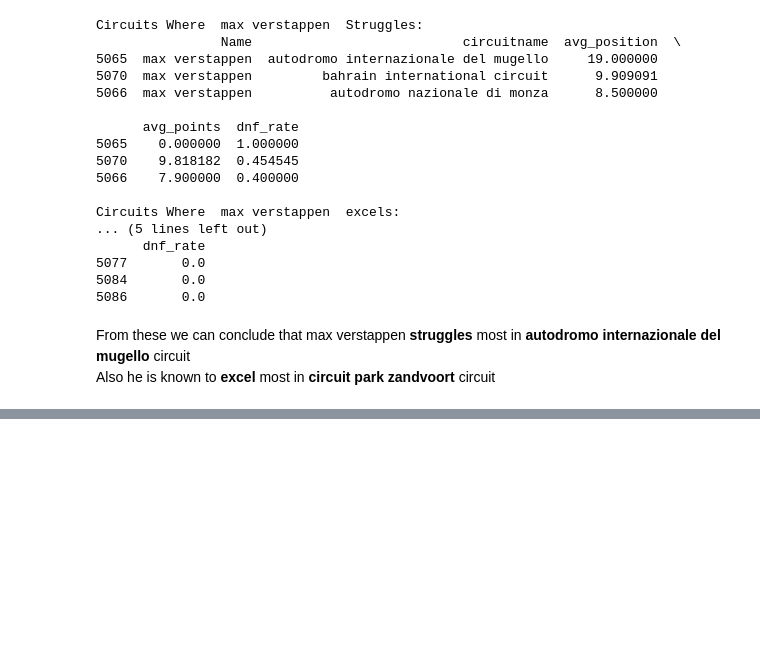
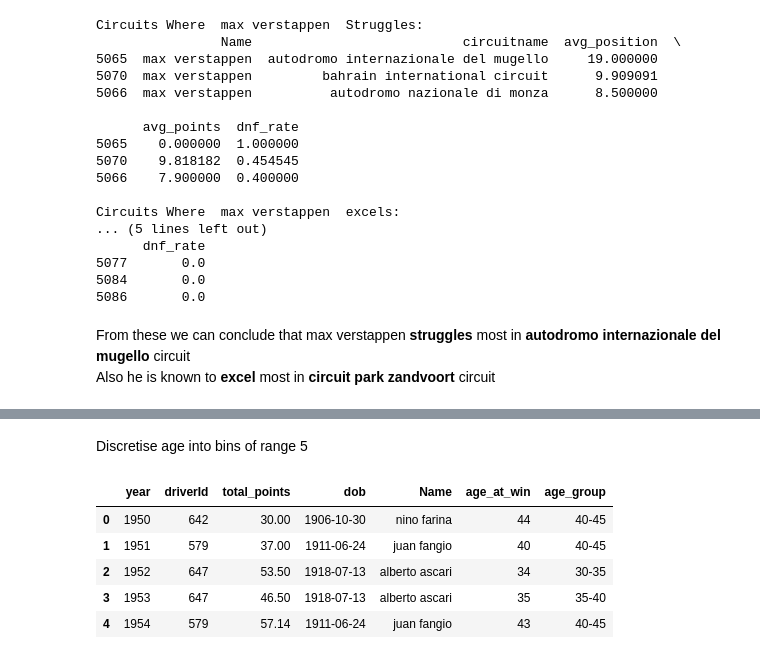
Before and after one commit to LalithKishore-S/DPL_2025, a Jupyter notebook: Analysis_questions13-15.ipynb, the cells around one changed output, grey strips where cells are left out. Cells and saved outputs as stored; diff of their text form; code cells hidden in the pictures; blank space fills up the shorter version.

```diff
--- a/Analysis_questions13-15.ipynb
+++ b/Analysis_questions13-15.ipynb
@@ -88,0 +124,14 @@ Also he is known to <b>excel</b> most  in <b> circuit park zandvoort </b> circui
+# %% [markdown]
+Discretise age into bins of range 5
+# %%
+bins = list(range(10,season_champions['age_at_win'].max()+5, 5))
+labels = [f"{i}-{i+5}" for i in bins[:-1]]
+season_champions['age_group'] = pd.cut(season_champions['age_at_win'], bins=bins, labels=labels, right=False)
+season_champions.head()
+# %% [output]
+|  | year | driverId | total_points | dob | Name | age_at_win | age_group |
+| 0 | 1950 | 642 | 30.00 | 1906-10-30 | nino farina | 44 | 40-45 |
+| 1 | 1951 | 579 | 37.00 | 1911-06-24 | juan fangio | 40 | 40-45 |
+| 2 | 1952 | 647 | 53.50 | 1918-07-13 | alberto ascari | 34 | 30-35 |
+| 3 | 1953 | 647 | 46.50 | 1918-07-13 | alberto ascari | 35 | 35-40 |
+| 4 | 1954 | 579 | 57.14 | 1911-06-24 | juan fangio | 43 | 40-45 |
```
Also changed, not shown: parts of 6 cells of this notebook.
